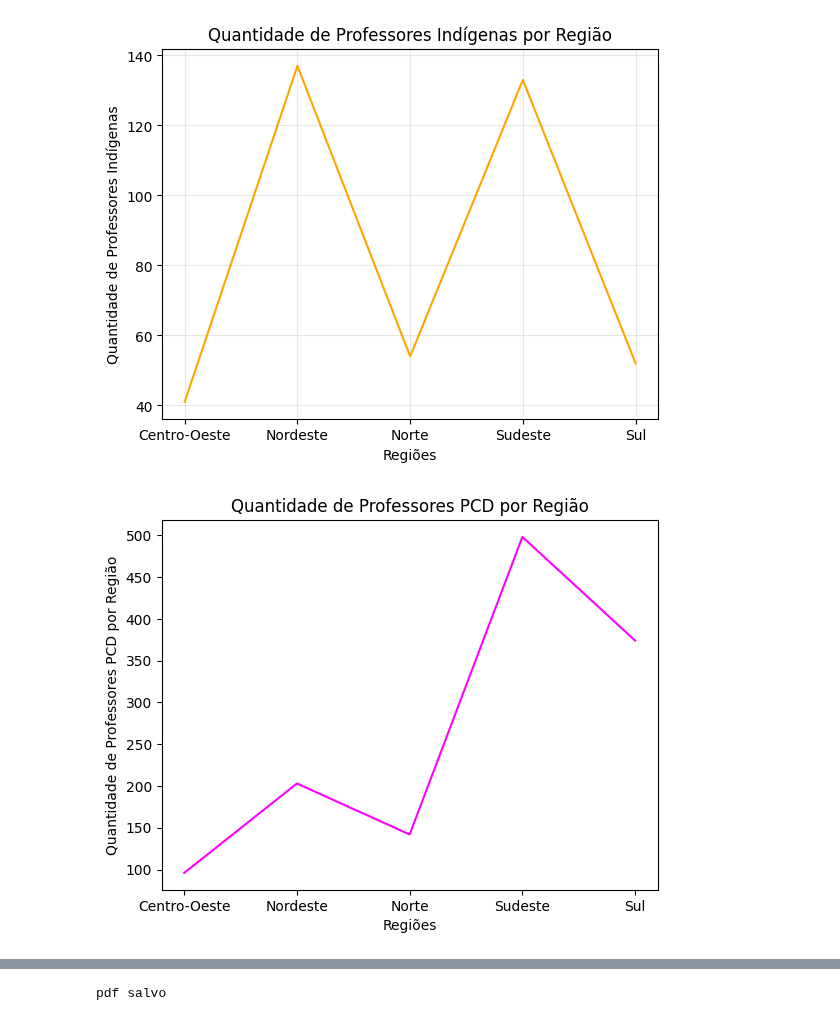
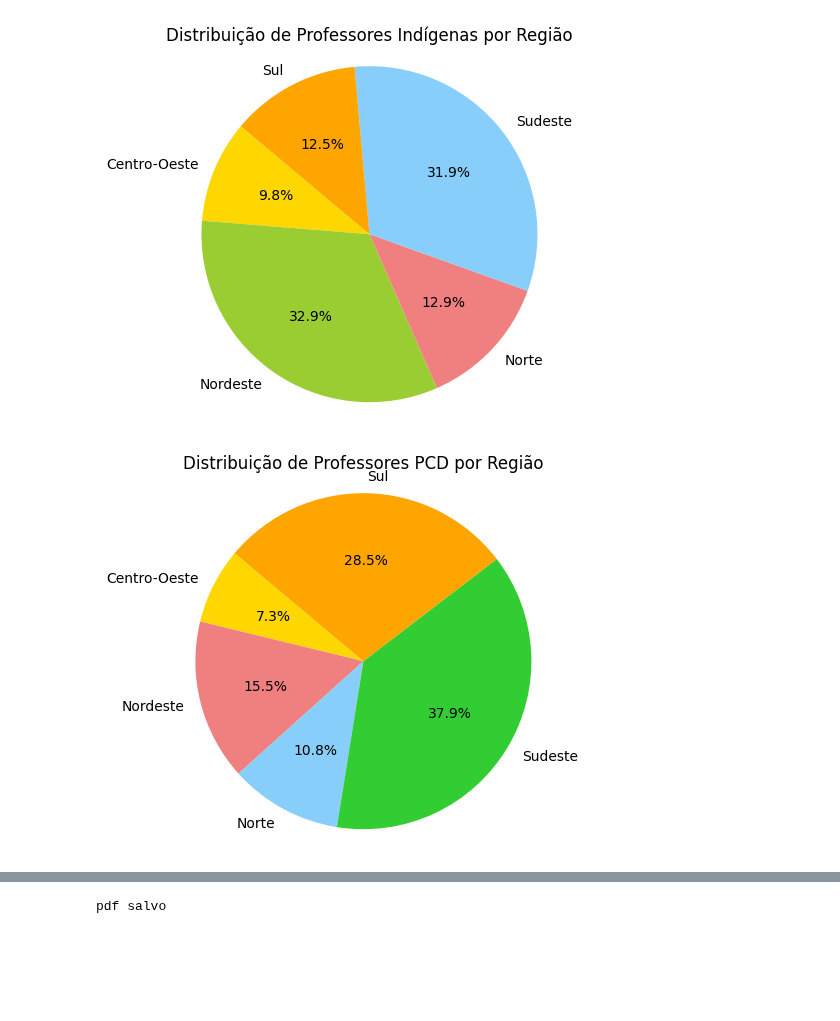
Before and after one commit to biancamartinelli/curso-kick-turmaF, a Jupyter notebook: Projeto Final Python/Projeto Python.ipynb, the cells around one changed output, grey strips where cells are left out. Drawn from its saved outputs; the diff is of its cells as text; code cells hidden in the pictures; blank space fills up the shorter version.

```diff
--- a/Projeto Final Python/Projeto Python.ipynb
+++ b/Projeto Final Python/Projeto Python.ipynb
@@ -82,36 +75,33 @@ plt.show()
 # %%
 import matplotlib.pyplot as plt
 
-cores = ['orange']
+cores = ['gold', 'yellowgreen', 'lightcoral', 'lightskyblue', 'orange']
 
 doc_indigenas = df.groupby('NO_REGIAO_IES')['DOC_EX_INDÍGENA'].sum()
 
-plt.plot(doc_indigenas.index, doc_indigenas.values, color=cores[0])
+plt.pie(doc_indigenas.values, labels=doc_indigenas.index, colors=cores, autopct='%1.1f%%', startangle=140)
 
-plt.title('Quantidade de Professores Indígenas por Região')
-plt.xlabel('Regiões')
-plt.ylabel('Quantidade de Professores Indígenas')
-plt.grid(True, alpha=0.3)
-plt.savefig('professorigenas.png')
+plt.title('Distribuição de Professores Indígenas por Região')
+plt.axis('equal')
+plt.savefig('professorigenas_pizza.png')
 plt.show()
 # %% [output]
-[figure, old version]
+[figure, new version]
 # %%
 import matplotlib.pyplot as plt
 
-cores = ['magenta']
+cores = ['gold', 'lightcoral', 'lightskyblue', 'limegreen', 'orange']
+
 doc_pcd = df.groupby('NO_REGIAO_IES')['DOC_EX_COM_DEFICIÊNCIA'].sum()
 
+plt.pie(doc_pcd.values, labels=doc_pcd.index, colors=cores, autopct='%1.1f%%', startangle=140)
 
-plt.plot(doc_pcd.index, doc_pcd.values, color=cores[0])
-
-plt.title('Quantidade de Professores PCD por Região')
-plt.xlabel('Regiões')
-plt.ylabel('Quantidade de Professores PCD por Região')
-plt.savefig('professorpcd.png')
+plt.title('Distribuição de Professores PCD por Região')
+plt.axis('equal')
+plt.savefig('professorpcd_pizza.png')
 plt.show()
 # %% [output]
-[figure, old version]
+[figure, new version]
 # %%
 import matplotlib.pyplot as plt
 
```
Also changed, not shown: parts of 7 cells of this notebook, 18 other files.
